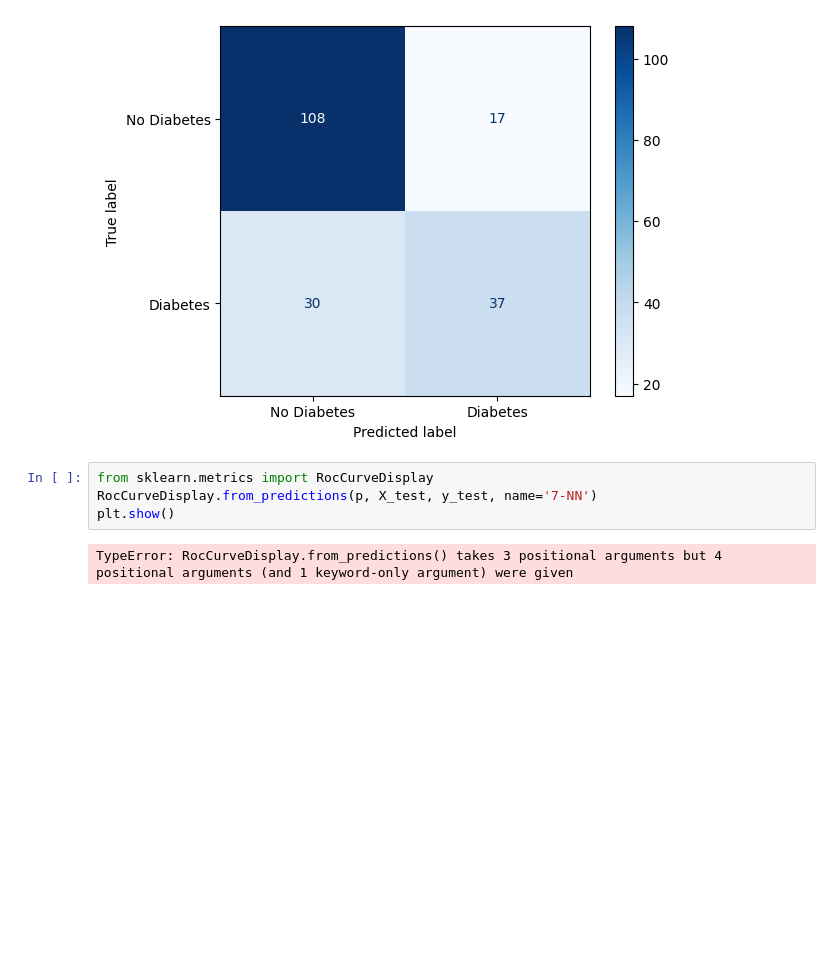
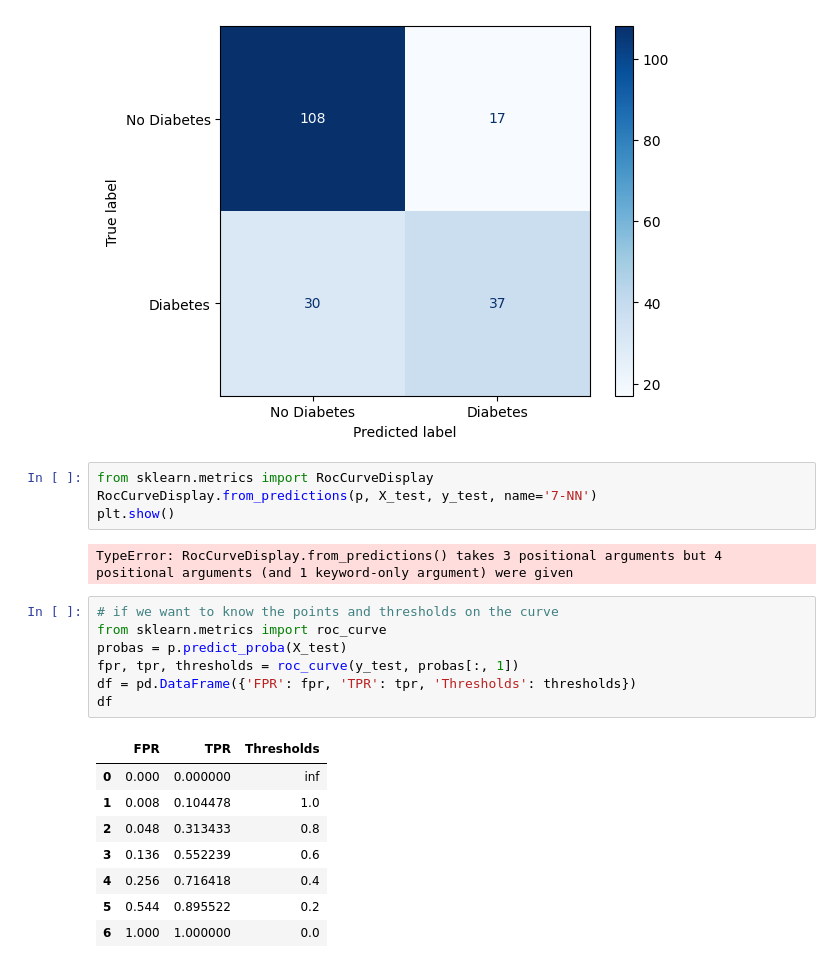
Before and after one commit to Thoprr/MLforDS, a Jupyter notebook: Exo/exo_6.ipynb, the cells around one changed output. Cells and saved outputs as stored; diff of their text form; blank space fills up the shorter version.

```diff
--- a/Exo/exo_6.ipynb
+++ b/Exo/exo_6.ipynb
@@ -72,3 +72,19 @@ RocCurveDisplay.from_predictions(p, X_test, y_test, name='7-NN')
 plt.show()
 # %% [output]
 TypeError: RocCurveDisplay.from_predictions() takes 3 positional arguments but 4 positional arguments (and 1 keyword-only argument) were given
+# %%
+# if we want to know the points and thresholds on the curve
+from sklearn.metrics import roc_curve
+probas = p.predict_proba(X_test)
+fpr, tpr, thresholds = roc_curve(y_test, probas[:, 1])
+df = pd.DataFrame({'FPR': fpr, 'TPR': tpr, 'Thresholds': thresholds})
+df
+# %% [output]
+|  | FPR | TPR | Thresholds |
+| 0 | 0.000 | 0.000000 | inf |
+| 1 | 0.008 | 0.104478 | 1.0 |
+| 2 | 0.048 | 0.313433 | 0.8 |
+| 3 | 0.136 | 0.552239 | 0.6 |
+| 4 | 0.256 | 0.716418 | 0.4 |
+| 5 | 0.544 | 0.895522 | 0.2 |
+| 6 | 1.000 | 1.000000 | 0.0 |
```
Also changed, not shown: parts of 3 cells of this notebook.
